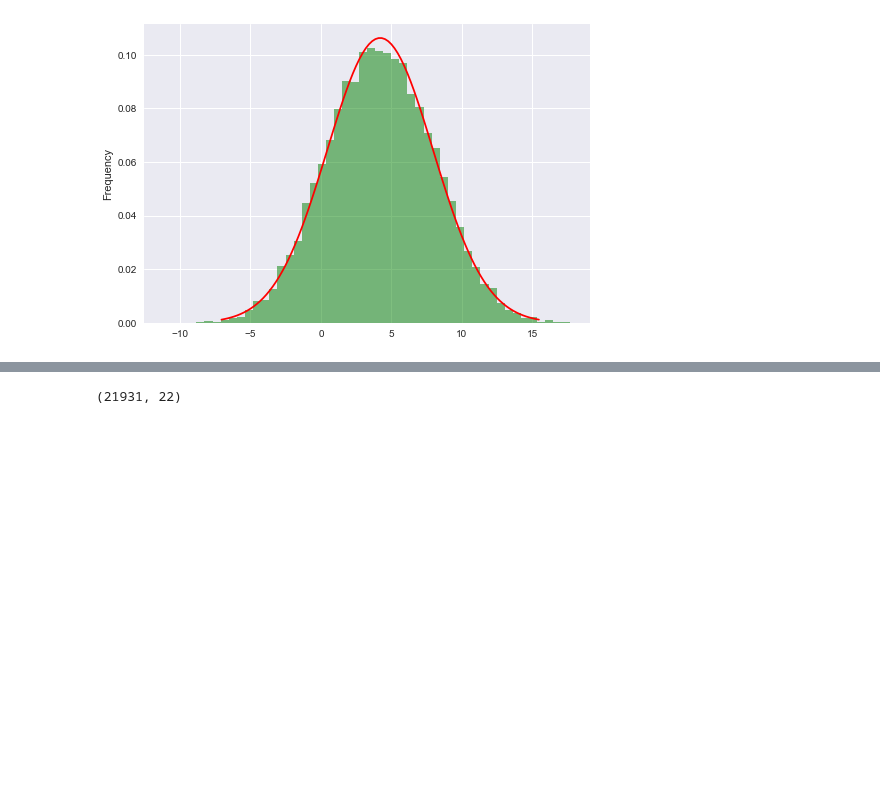
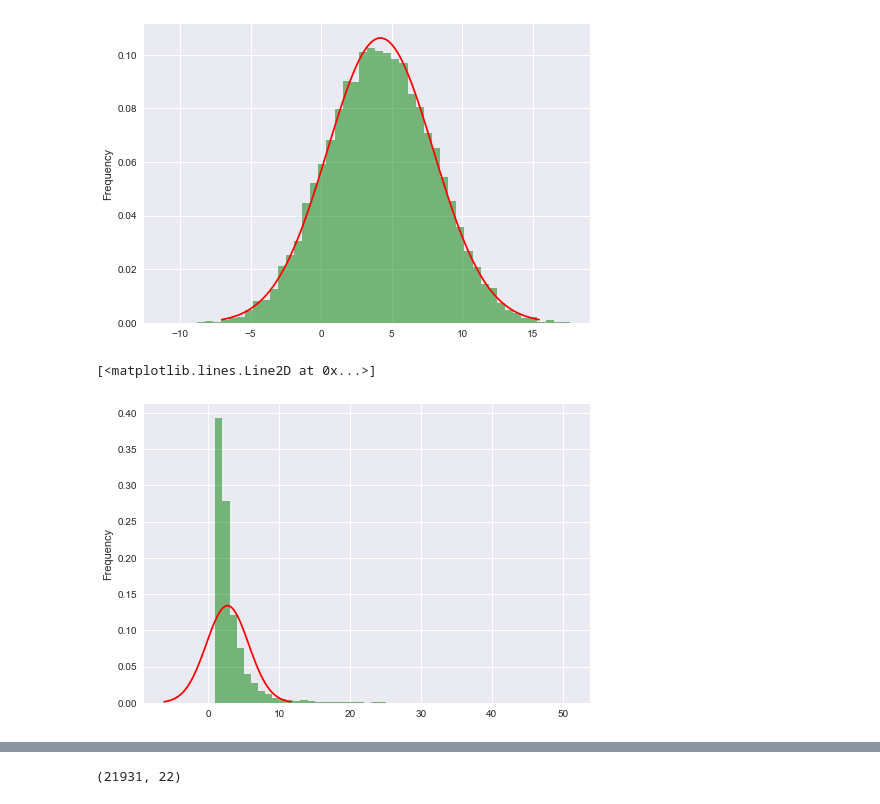
Before and after one commit to imishani/ML_Project, a Jupyter notebook: FinalProject.ipynb, the cells around one changed output, grey strips where cells are left out. Drawn from its saved outputs; the diff is of its cells as text; code cells hidden in the pictures; blank space fills up the shorter version.

```diff
--- a/FinalProject.ipynb
+++ b/FinalProject.ipynb
@@ -132,6 +132,15 @@ plt.plot(x, st.norm.pdf(x, stats[stats['index'] == '3']['mean'], stats[stats['in
 # %% [output]
 [<matplotlib.lines.Line2D at 0x...>]
 [figure]
+# %%
+plt.style.use('seaborn')
+df['0'].plot.hist(bins=50, density=1, alpha=0.5, color='g')
+x = np.linspace(stats[stats['index'] == '0']['mean'] - 3*stats[stats['index'] == '0']['std'],
+                stats[stats['index'] == '0']['mean'] + 3*stats[stats['index'] == '0']['std'], 100)
+plt.plot(x, st.norm.pdf(x, stats[stats['index'] == '0']['mean'], stats[stats['index'] == '0']['std']), c='r')
+# %% [output]
+[<matplotlib.lines.Line2D at 0x...>]
+[figure, added]
 # %%
 df.corr()
 # %% [output]
```
Also changed, not shown: parts of 1 cell of this notebook.
